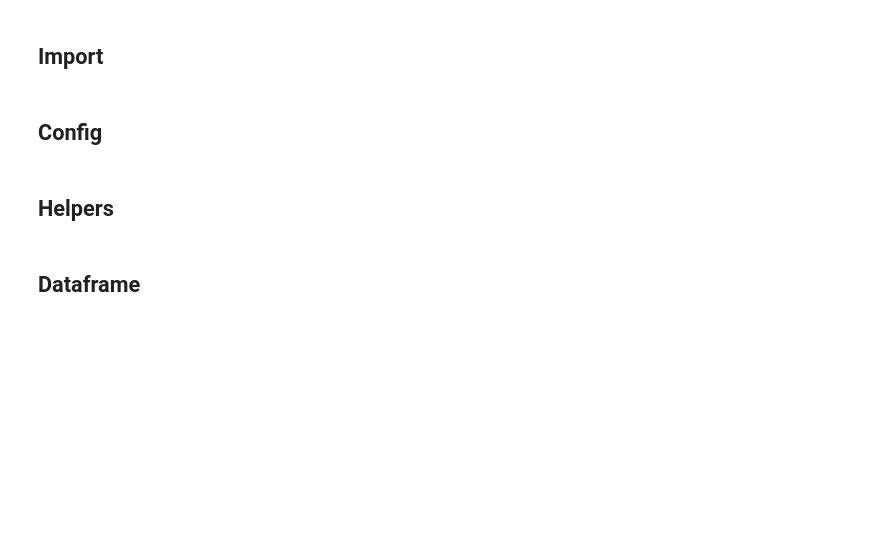
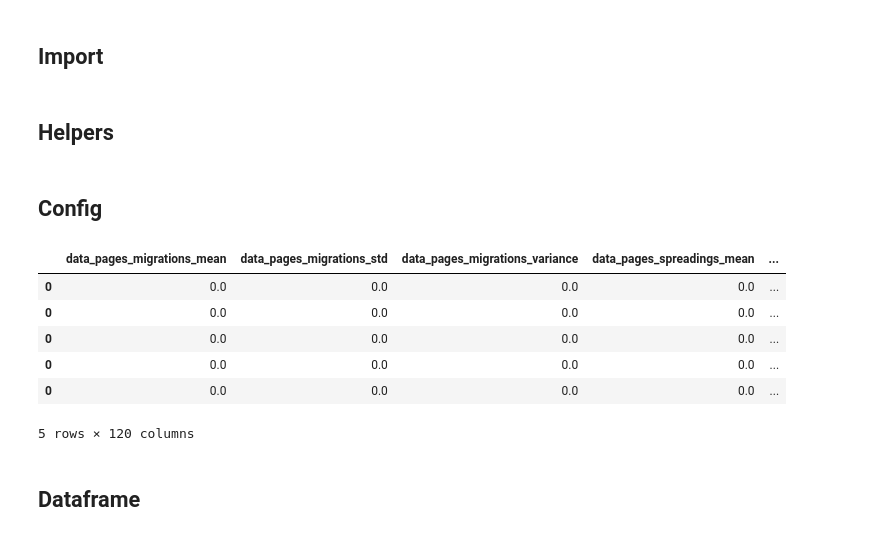
Before and after one commit to DonAurelio/nflows, a Jupyter notebook: notebooks/2_barplot.ipynb, the cells around one changed output. Drawn from its saved outputs; the diff is of its cells as text; code cells hidden in the pictures; blank space fills up the shorter version.

```diff
--- a/notebooks/2_barplot.ipynb
+++ b/notebooks/2_barplot.ipynb
@@ -21,5 +22,3 @@ font = {'family': 'Times New Roman',
         'size'   : 22}
 
 matplotlib.rc('font', **font)
-# %% [markdown]
-## Config
@@ -105,6 +59,83 @@ def extract_data_to_dataframe(path, extra_data=None):
         df = df.assign(**extra_data[workflow_name])
 
     return df
+# %% [markdown]
+## Config
+# %%
+data_root = 'data/results/aggreg'
+
+extra_data = {
+    'montage-chameleon-2mass-025d-001': { 'workflow_size': 619 },
+    'montage-chameleon-dss-10d-001':    { 'workflow_size': 472 },
+    'montage-chameleon-2mass-015d-001': { 'workflow_size': 310 },
+    'montage-chameleon-dss-075d-001':   { 'workflow_size': 178 },
+    'montage-chameleon-2mass-01d-001':  { 'workflow_size': 103 },
+    'montage-chameleon-dss-05d-001':    { 'workflow_size': 58  },
+}
+
+labels_map = {
+    'sys_cores': {
+        8: '8 cores',
+        16: '16 cores',
+        24: '24 cores',
+    },
+    'workflow_group_name': {
+        'C': 'Comm. Payload (40MB)',
+        'S': 'Comm. Payload (40MB-50MB)',
+        'L': 'Comm. Payload (40MB-100MB)',
+    },
+}
+
+# fifo | heft | min_min
+sched_alg_name = 'fifo'
+
+base_conf_name = 'MA' # fastest (less time)
+test_conf_name = 'M'  # slowest (more time)
+#metric = 'read_time_avg'
+metric = 'makespan_mean'
+
+y_name = f'rel_{metric}'
+y_units = ''
+
+x_name = 'workflow_size'
+x_units = ''
+
+hue_name = 'sys_cores'
+hue_order = [8, 16, 24]
+
+y_label = f'{y_name} [{test_conf_name}/{base_conf_name}]'
+x_label = ''
+
+col_name = 'workflow_group_name'
+col_order = ['C', 'S', 'L']
+col_template="{col_name}"
+
+derivated_cols = {
+    'read_time_avg': lambda row : row['read_time_total_mean'] / row['read_accesses_total_mean']
+}
+
+derivated_cols_pivot = {
+    f'rel_{metric}': lambda row : row[test_conf_name] / row[base_conf_name]
+}
+
+# Comment if no figure is required
+fig_output_file = f'{sched_alg_name}_{y_name}_{test_conf_name}-{base_conf_name}.pdf'
+
+test_conf_names = list(Path(data_root).rglob('*.csv'))
+df = pd.concat([ extract_data_to_dataframe(f, extra_data) for f in test_conf_names ])
+
+df_cond = (df["sched_alg_name"] == sched_alg_name) & (df["test_conf_name"].isin([base_conf_name, test_conf_name]))
+
+df = df[df_cond].copy()
+df.head()
+# %% [output]
+|  | data_pages_migrations_mean | data_pages_migrations_std | data_pages_migrations_variance | data_pages_spreadings_mean | ... |
+| 0 | 0.0 | 0.0 | 0.0 | 0.0 | ... |
+| 0 | 0.0 | 0.0 | 0.0 | 0.0 | ... |
+| 0 | 0.0 | 0.0 | 0.0 | 0.0 | ... |
+| 0 | 0.0 | 0.0 | 0.0 | 0.0 | ... |
+| 0 | 0.0 | 0.0 | 0.0 | 0.0 | ... |
+5 rows × 120 columns
 # %% [markdown]
 ## Dataframe
 # %%
```
Also changed, not shown: parts of 6 cells of this notebook.
